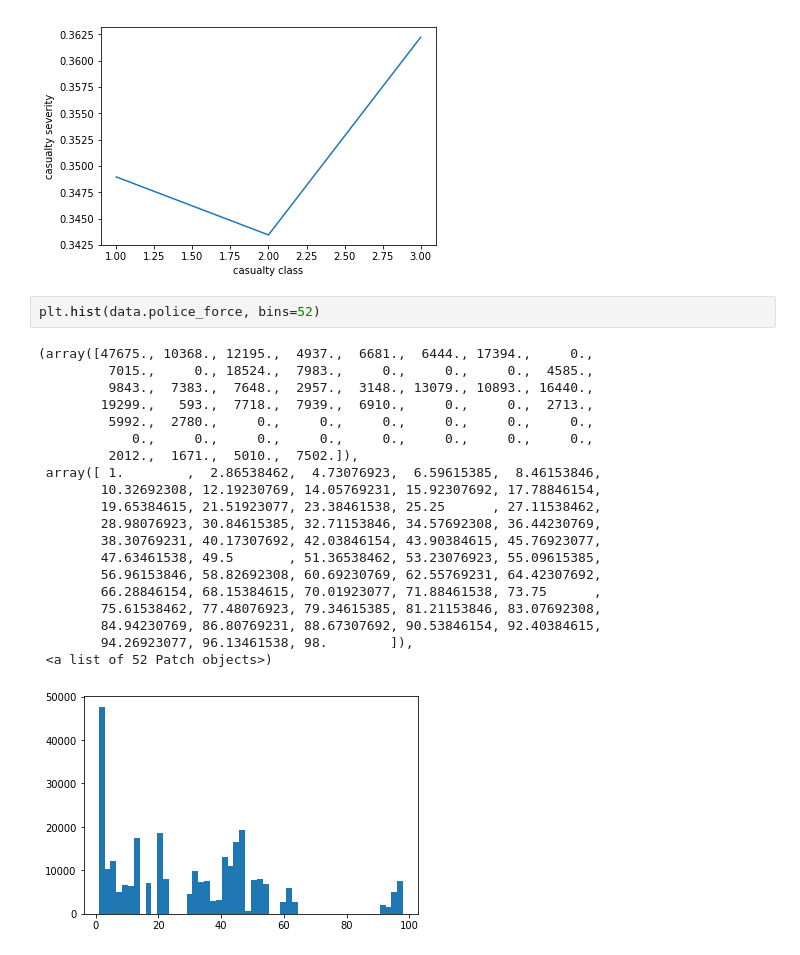
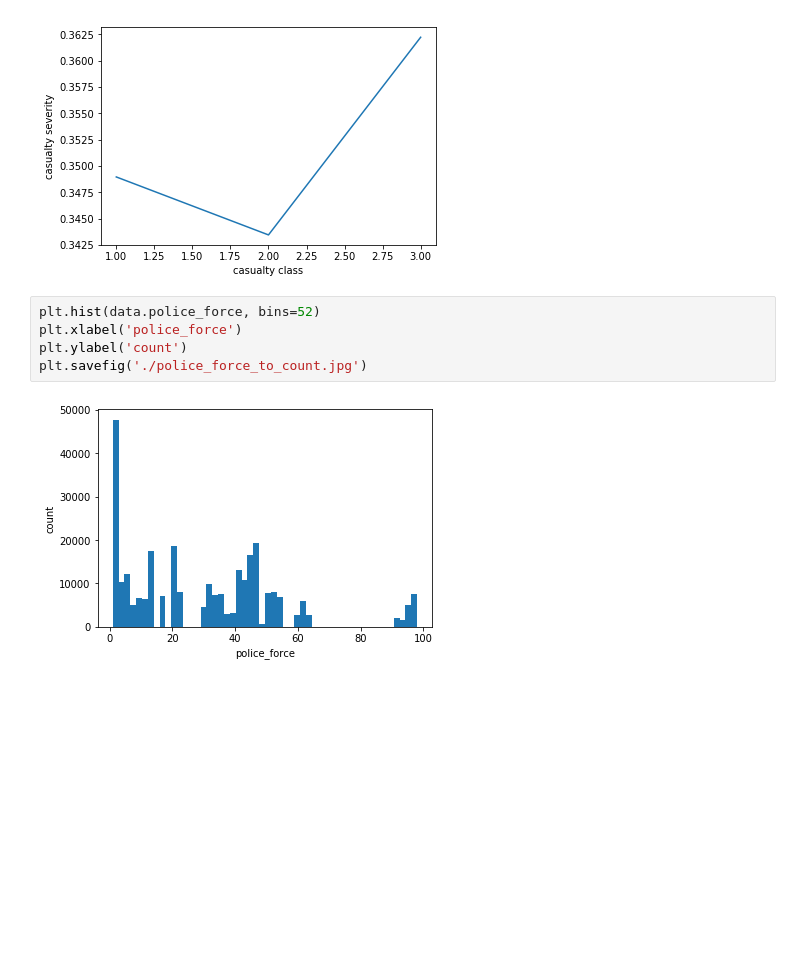
Before and after one commit to RajatRasal/Road-Accidents-Analysis-AI-Hack, a Jupyter notebook: DataCleaning.ipynb, the cells around one changed output. Cells and saved outputs as stored; diff of their text form; blank space fills up the shorter version.

```diff
--- a/DataCleaning.ipynb
+++ b/DataCleaning.ipynb
@@ -216,25 +228,9 @@ Text(0, 0.5, 'casualty severity')
 [figure]
 # %%
 plt.hist(data.police_force, bins=52)
+plt.xlabel('police_force')
+plt.ylabel('count')
+plt.savefig('./police_force_to_count.jpg')
 # %% [output]
-(array([47675., 10368., 12195.,  4937.,  6681.,  6444., 17394.,     0.,
-         7015.,     0., 18524.,  7983.,     0.,     0.,     0.,  4585.,
-         9843.,  7383.,  7648.,  2957.,  3148., 13079., 10893., 16440.,
-        19299.,   593.,  7718.,  7939.,  6910.,     0.,     0.,  2713.,
-         5992.,  2780.,     0.,     0.,     0.,     0.,     0.,     0.,
-            0.,     0.,     0.,     0.,     0.,     0.,     0.,     0.,
-         2012.,  1671.,  5010.,  7502.]),
- array([ 1.        ,  2.86538462,  4.73076923,  6.59615385,  8.46153846,
-        10.32692308, 12.19230769, 14.05769231, 15.92307692, 17.78846154,
-        19.65384615, 21.51923077, 23.38461538, 25.25      , 27.11538462,
-        28.98076923, 30.84615385, 32.71153846, 34.57692308, 36.44230769,
-        38.30769231, 40.17307692, 42.03846154, 43.90384615, 45.76923077,
-        47.63461538, 49.5       , 51.36538462, 53.23076923, 55.09615385,
-        56.96153846, 58.82692308, 60.69230769, 62.55769231, 64.42307692,
-        66.28846154, 68.15384615, 70.01923077, 71.88461538, 73.75      ,
-        75.61538462, 77.48076923, 79.34615385, 81.21153846, 83.07692308,
-        84.94230769, 86.80769231, 88.67307692, 90.53846154, 92.40384615,
-        94.26923077, 96.13461538, 98.        ]),
- <a list of 52 Patch objects>)
-[figure, old version]
+[figure, new version]
 # %%
```
Also changed, not shown: parts of 11 cells of this notebook, 8 other files.
